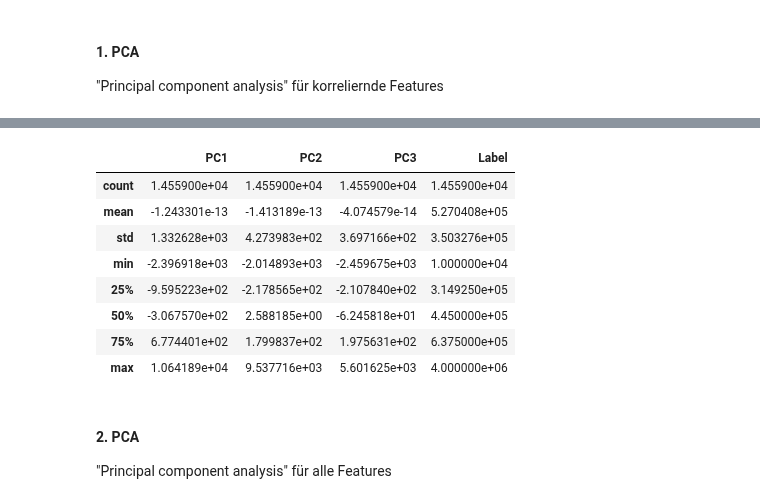
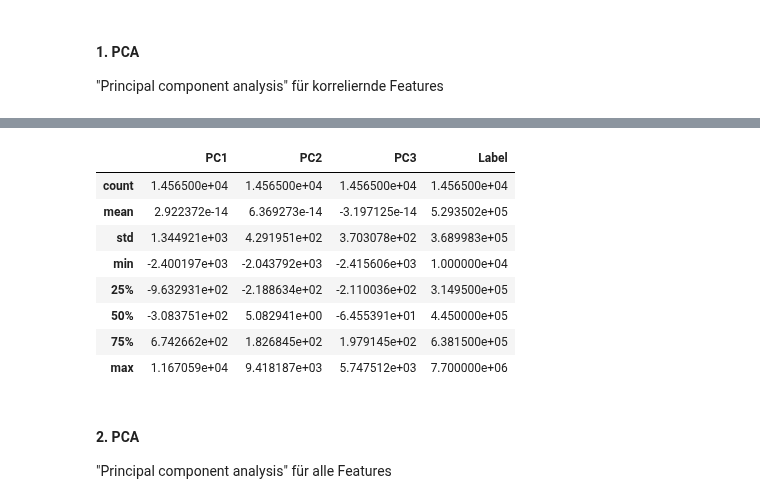
Before and after one commit to robring/advancedDatascience_CaseStudy, a Jupyter notebook: 01_Exploration_2.0.ipynb, the cells around one changed output, grey strips where cells are left out. Drawn from its saved outputs; the diff is of its cells as text; code cells hidden in the pictures.

```diff
--- a/01_Exploration_2.0.ipynb
+++ b/01_Exploration_2.0.ipynb
@@ -539,25 +552,25 @@ Number of components:  4  Variance % explained:  1.0 [8.47579025e-01 8.71822557e
 # %%
 #Beispiel
 num_components=3
 
 pca = decomposition.PCA(n_components=num_components)
 
 pca.fit(x1)
 x_tran = pca.transform(x1)
-x_y= np.concatenate((x_tran.reshape(14559,num_components),df.loc[:,"price"].values.reshape(14559,1)),1)
+x_y= np.concatenate((x_tran.reshape(14565,num_components),df.loc[:,"price"].values.reshape(14565,1)),1)
 df_PCA1 = pd.DataFrame(x_y,columns=['PC1','PC2','PC3','Label'])
 
 df_PCA1.describe()
 # %% [output]
 |  | PC1 | PC2 | PC3 | Label |
-| count | 1.455900e+04 | 1.455900e+04 | 1.455900e+04 | 1.455900e+04 |
-| mean | -1.243301e-13 | -1.413189e-13 | -4.074579e-14 | 5.270408e+05 |
-| std | 1.332628e+03 | 4.273983e+02 | 3.697166e+02 | 3.503276e+05 |
-| min | -2.396918e+03 | -2.014893e+03 | -2.459675e+03 | 1.000000e+04 |
-| 25% | -9.595223e+02 | -2.178565e+02 | -2.107840e+02 | 3.149250e+05 |
-| 50% | -3.067570e+02 | 2.588185e+00 | -6.245818e+01 | 4.450000e+05 |
-| 75% | 6.774401e+02 | 1.799837e+02 | 1.975631e+02 | 6.375000e+05 |
-| max | 1.064189e+04 | 9.537716e+03 | 5.601625e+03 | 4.000000e+06 |
+| count | 1.456500e+04 | 1.456500e+04 | 1.456500e+04 | 1.456500e+04 |
+| mean | 2.922372e-14 | 6.369273e-14 | -3.197125e-14 | 5.293502e+05 |
+| std | 1.344921e+03 | 4.291951e+02 | 3.703078e+02 | 3.689983e+05 |
+| min | -2.400197e+03 | -2.043792e+03 | -2.415606e+03 | 1.000000e+04 |
+| 25% | -9.632931e+02 | -2.188634e+02 | -2.110036e+02 | 3.149500e+05 |
+| 50% | -3.083751e+02 | 5.082941e+00 | -6.455391e+01 | 4.450000e+05 |
+| 75% | 6.742662e+02 | 1.826845e+02 | 1.979145e+02 | 6.381500e+05 |
+| max | 1.167059e+04 | 9.418187e+03 | 5.747512e+03 | 7.700000e+06 |
 # %% [markdown]
 #### 2. PCA
 "Principal component analysis" für alle Features
```
Also changed, not shown: parts of 11 cells of this notebook.
